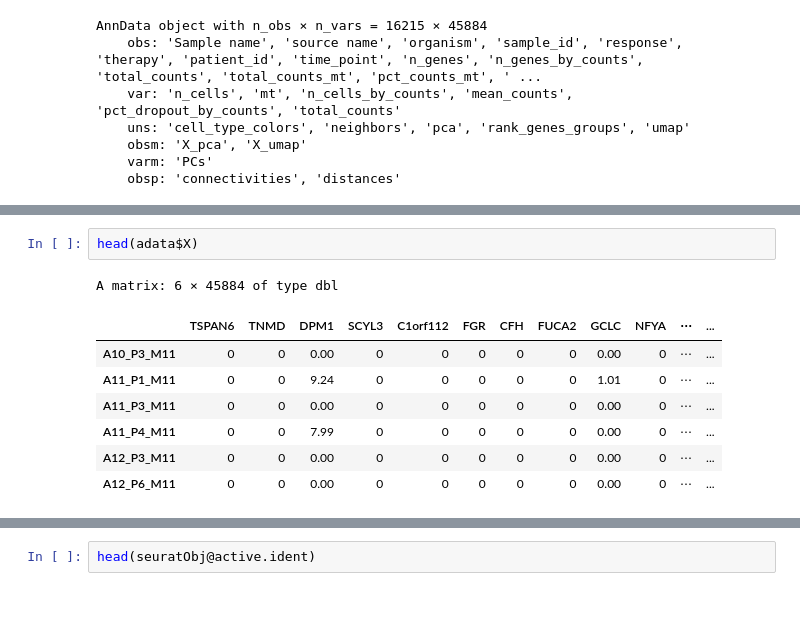
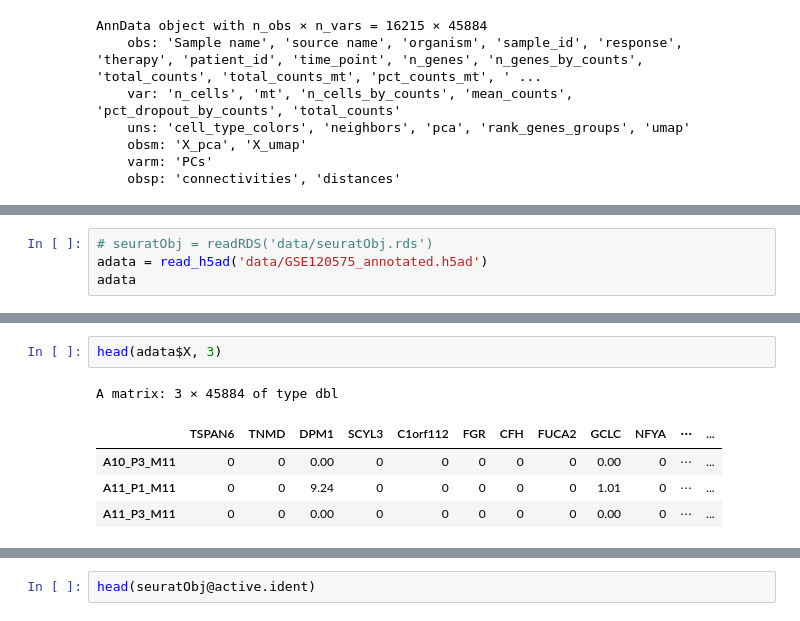
Before and after one commit to meg-bit/immune-cells-TIME-single-cell-anti-PD-1, a Jupyter notebook: test_nichenet.ipynb, the cells around one changed output, grey strips where cells are left out. Drawn from its saved outputs; the diff is of its cells as text.

```diff
--- a/test_nichenet.ipynb
+++ b/test_nichenet.ipynb
@@ -45,0 +54,4 @@ AnnData object with n_obs × n_vars = 16215 × 45884
+# %%
+# seuratObj = readRDS('data/seuratObj.rds')
+adata = read_h5ad('data/GSE120575_annotated.h5ad')
+adata
@@ -46,11 +66,8 @@ AnnData object with n_obs × n_vars = 16215 × 45884
 # %%
-head(adata$X)
+head(adata$X, 3)
 # %% [output]
-A matrix: 6 × 45884 of type dbl
+A matrix: 3 × 45884 of type dbl
 |  | TSPAN6 | TNMD | DPM1 | SCYL3 | C1orf112 | FGR | CFH | FUCA2 | GCLC | NFYA | ⋯ | ... |
 | A10_P3_M11 | 0 | 0 | 0.00 | 0 | 0 | 0 | 0 | 0 | 0.00 | 0 | ⋯ | ... |
 | A11_P1_M11 | 0 | 0 | 9.24 | 0 | 0 | 0 | 0 | 0 | 1.01 | 0 | ⋯ | ... |
 | A11_P3_M11 | 0 | 0 | 0.00 | 0 | 0 | 0 | 0 | 0 | 0.00 | 0 | ⋯ | ... |
-| A11_P4_M11 | 0 | 0 | 7.99 | 0 | 0 | 0 | 0 | 0 | 0.00 | 0 | ⋯ | ... |
-| A12_P3_M11 | 0 | 0 | 0.00 | 0 | 0 | 0 | 0 | 0 | 0.00 | 0 | ⋯ | ... |
-| A12_P6_M11 | 0 | 0 | 0.00 | 0 | 0 | 0 | 0 | 0 | 0.00 | 0 | ⋯ | ... |
```
Also changed, not shown: parts of 32 cells of this notebook.
